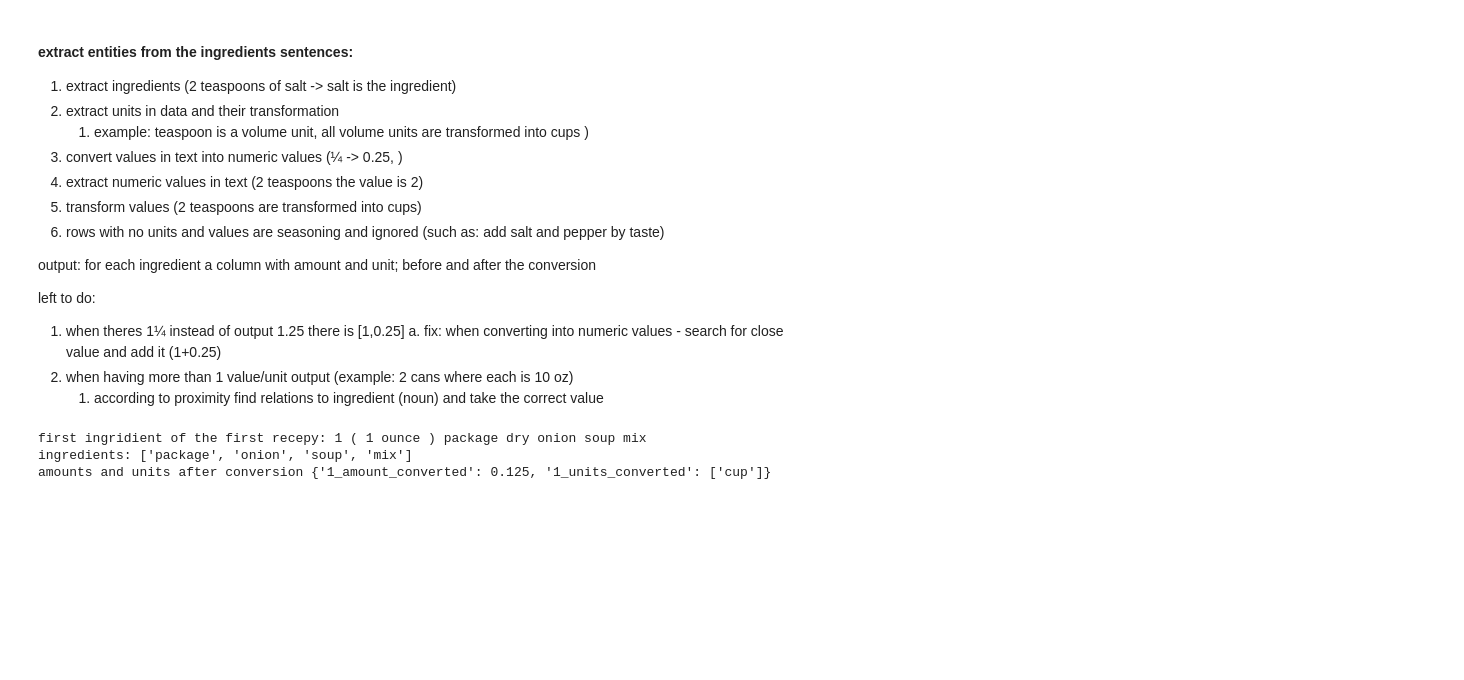
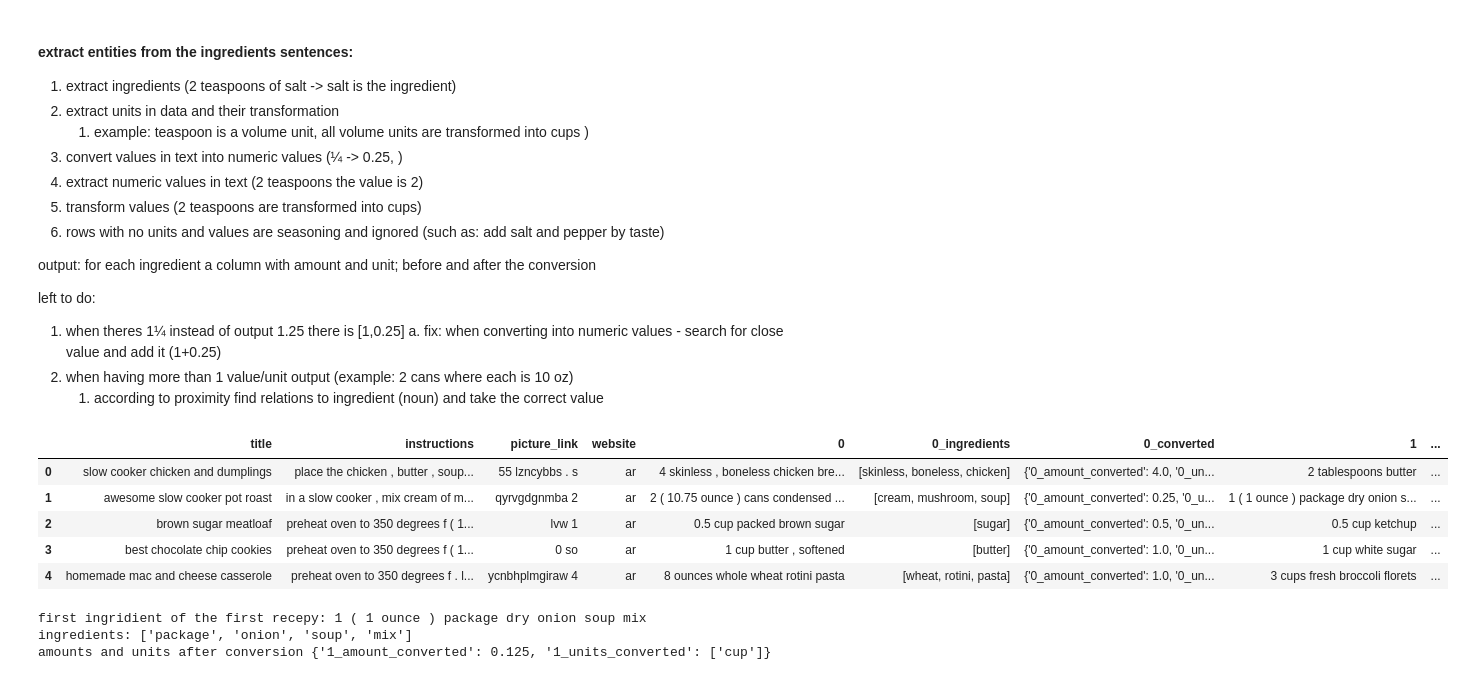
Before and after one commit to yishaiar/RecipeSimilarity, a Jupyter notebook: main.ipynb, the cells around one changed output. Cells and saved outputs as stored; diff of their text form; code cells hidden in the pictures; blank space fills up the shorter version.

```diff
--- a/main.ipynb
+++ b/main.ipynb
@@ -139,3 +143,12 @@ df = extract_entities (df.copy(),ingredients_columns)
+# %%
+df.head()
+# %% [output]
+|  | title | instructions | picture_link | website | 0 | 0_ingredients | 0_converted | 1 | ... |
+| 0 | slow cooker chicken and dumplings | place the chicken , butter , soup... | 55 lzncybbs . s | ar | 4 skinless , boneless chicken bre... | [skinless, boneless, chicken] | {'0_amount_converted': 4.0, '0_un... | 2 tablespoons butter | ... |
+| 1 | awesome slow cooker pot roast | in a slow cooker , mix cream of m... | qyrvgdgnmba 2 | ar | 2 ( 10.75 ounce ) cans condensed ... | [cream, mushroom, soup] | {'0_amount_converted': 0.25, '0_u... | 1 ( 1 ounce ) package dry onion s... | ... |
+| 2 | brown sugar meatloaf | preheat oven to 350 degrees f ( 1... | lvw 1 | ar | 0.5 cup packed brown sugar | [sugar] | {'0_amount_converted': 0.5, '0_un... | 0.5 cup ketchup | ... |
+| 3 | best chocolate chip cookies | preheat oven to 350 degrees f ( 1... | 0 so | ar | 1 cup butter , softened | [butter] | {'0_amount_converted': 1.0, '0_un... | 1 cup white sugar | ... |
+| 4 | homemade mac and cheese casserole | preheat oven to 350 degrees f . l... | ycnbhplmgiraw 4 | ar | 8 ounces whole wheat rotini pasta | [wheat, rotini, pasta] | {'0_amount_converted': 1.0, '0_un... | 3 cups fresh broccoli florets | ... |
 # %%
 # print the first ingridient of the first recepy and its conversion:
 print('first ingridient of the first recepy:', df['1'].loc[1])
```
Also changed, not shown: parts of 15 cells of this notebook, 8 other files.
